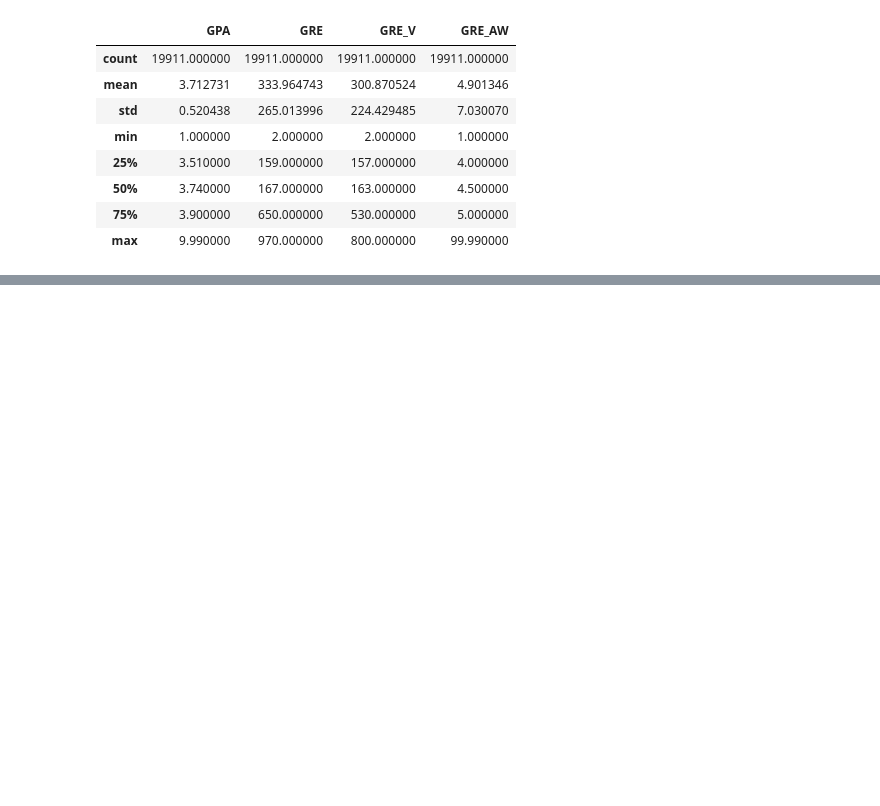
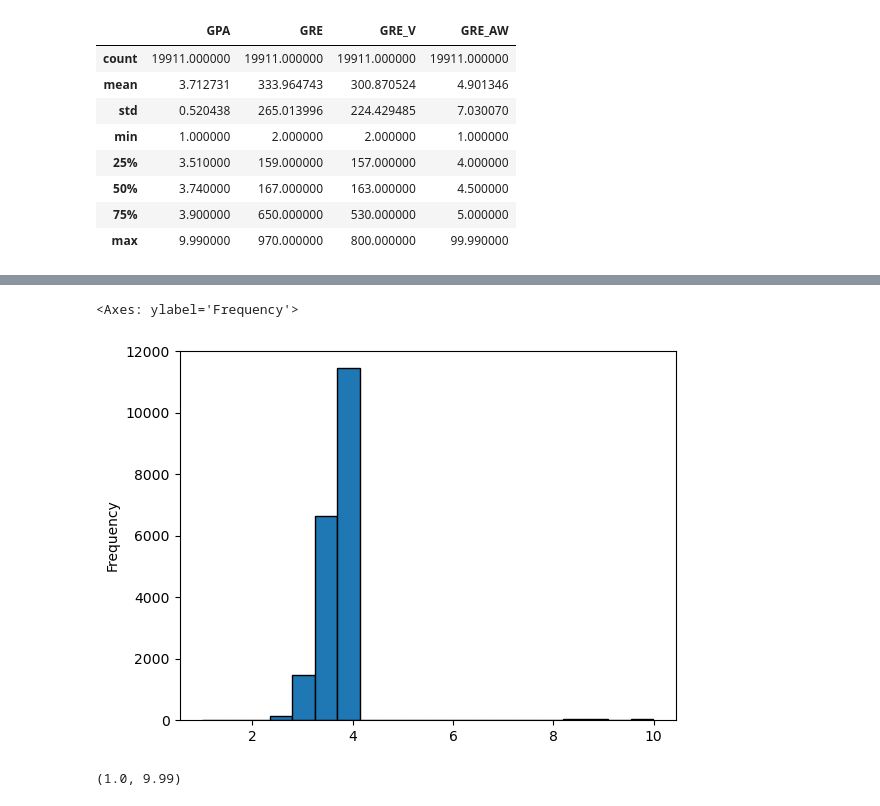
Before and after one commit to rasolonjanahary/Projet-de-fin-de-L2, a Jupyter notebook: grad_cafe_code.ipynb, the cells around one changed output, grey strips where cells are left out. Cells and saved outputs as stored; diff of their text form; code cells hidden in the pictures; blank space fills up the shorter version.

```diff
--- a/grad_cafe_code.ipynb
+++ b/grad_cafe_code.ipynb
@@ -129,0 +190,9 @@ sns.heatmap(corr_matrix ,annot=True, cmap="coolwarm")
+# %%
+df_clean["GPA"].plot(kind='hist', bins=20, edgecolor='black')
+# %% [output]
+<Axes: ylabel='Frequency'>
+[figure, added]
+# %%
+df_clean["GPA"].min(), df_clean["GPA"].max()
+# %% [output]
+(1.0, 9.99)
```
Also changed, not shown: parts of 17 cells of this notebook, 1 other file.
